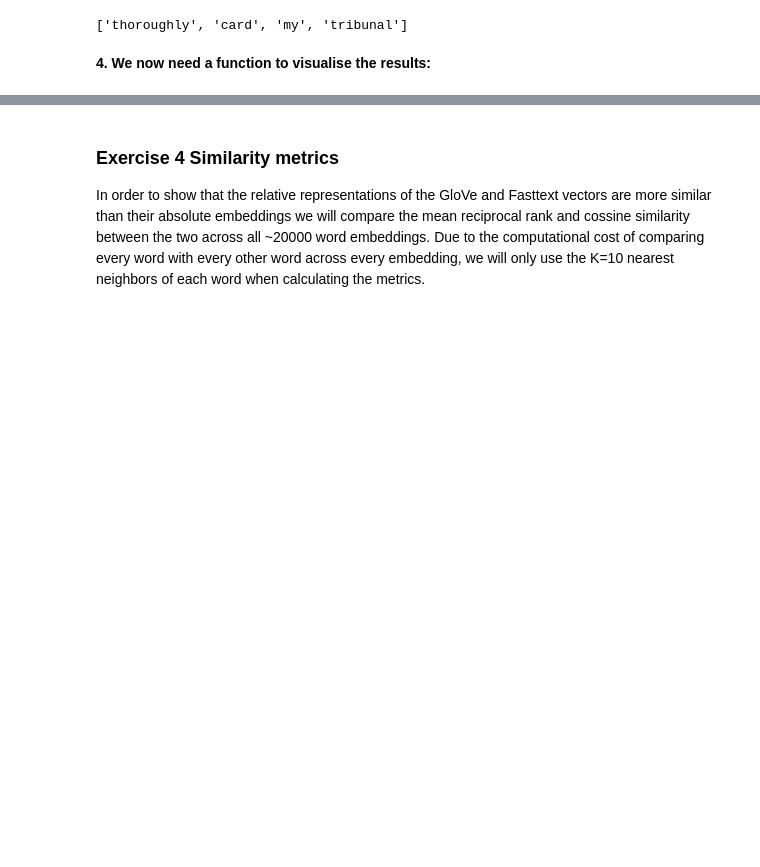
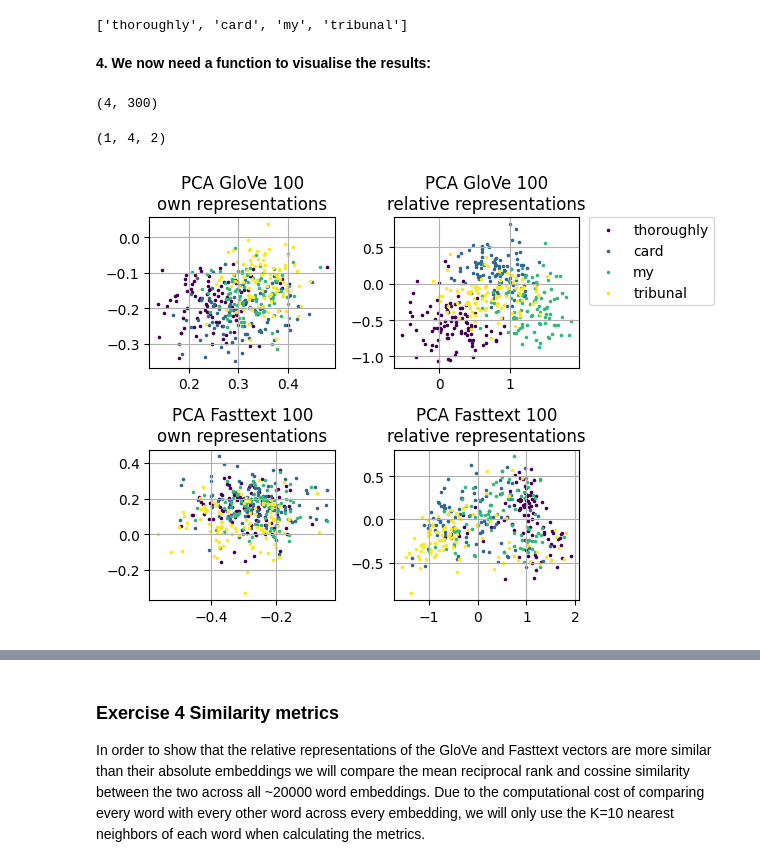
Before and after one commit to Twinbo/Signals-and-Data-Autumn-2025-student, a Jupyter notebook: week_10/ex_10_solutions_1.ipynb, the cells around one changed output, grey strips where cells are left out. Drawn from its saved outputs; the diff is of its cells as text; code cells hidden in the pictures; blank space fills up the shorter version.

```diff
--- a/week_10/ex_10_solutions_1.ipynb
+++ b/week_10/ex_10_solutions_1.ipynb
@@ -317,6 +339,30 @@ def visualize_clusters(pca_results, cluster_names, name='', y_lim=(None,), x_lim
     plt.ylim(*y_lim)
     plt.xlim(*x_lim)
     plt.grid(True)
+# %%
+centers_o_rep_glove.shape
+# %% [output]
+(4, 300)
+# %%
+centers_pca_own_glove = do_pca(np.array([centers_o_rep_glove]), embeddings=own_reps_glove)
+centers_pca_own_glove.shape
+# %% [output]
+(1, 4, 2)
+# %%
+fig, axs = plt.subplots(nrows=2, ncols=2)
+plt.sca(axs[0, 0])
+visualize_clusters(pca_glove_own, pca_words, centers=None, name=f'PCA GloVe {n_points_visualisation}\nown representations')
+plt.sca(axs[1, 0])
+visualize_clusters(pca_fasttext_own, pca_words, name= f'PCA Fasttext {n_points_visualisation}\nown representations')
+plt.sca(axs[0, 1])
+visualize_clusters(pca_glove_relative, pca_words, name=f'PCA GloVe {n_points_visualisation}\nrelative representations')
+plt.legend(bbox_to_anchor=(1.05, 1), loc="upper left", borderaxespad=0.)
+plt.sca(axs[1, 1])
+visualize_clusters(pca_fasttext_relative, pca_words, name=f'PCA Fasttext {n_points_visualisation}\nrelative representations')
+plt.tight_layout()
+plt.show()
+# %% [output]
+[figure, added]
 # %%
 fig, axs = plt.subplots(nrows=2, ncols=2)
 plt.sca(axs[0, 0])
```
Also changed, not shown: parts of 7 cells of this notebook.
